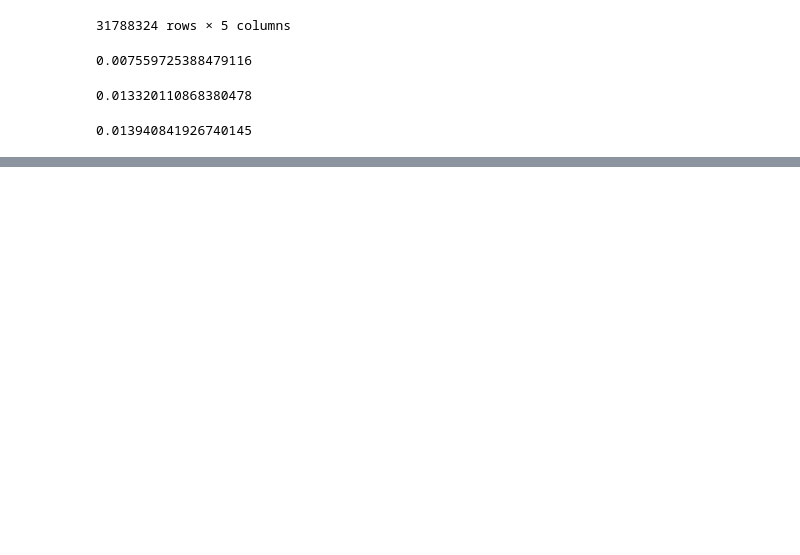
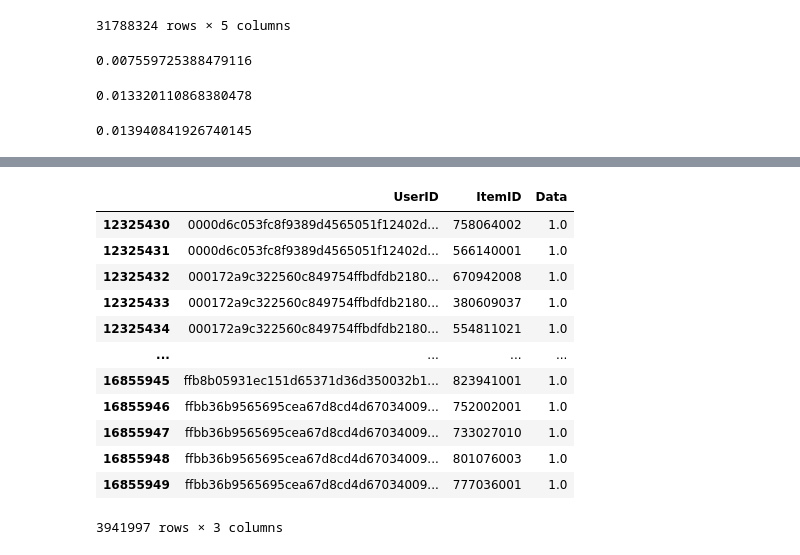
Before and after one commit to Vechus/h-m-recsys-competition, a Jupyter notebook: PersonalEDAFolder/EDA2.ipynb, the cells around one changed output, grey strips where cells are left out. Saved outputs shown, nothing was run; the diff lists cells and outputs as text; code cells hidden in the pictures; blank space fills up the shorter version.

Commit message:
Added some new functions based on the existing function to deal with the new data splitting requirement

```diff
--- a/PersonalEDAFolder/EDA2.ipynb
+++ b/PersonalEDAFolder/EDA2.ipynb
@@ -222,0 +248,5 @@ df_transactions.head()
+# %%
+manager = DatasetMapperManager()
+timestamp_list_train = [("2019-06-22", "2019-09-23")]
+timestamp_list_validation = [("2019-09-23", "2019-09-30")]
+split_train_validation_multiple_intervals(manager,df_transactions,timestamp_list_train,timestamp_list_validation)
@@ -222,0 +291,16 @@ df_transactions.head()
+# %%
+manager.URM_DICT.get('URM_train')
+# %% [output]
+|  | UserID | ItemID | Data |
+| 12325430 | 0000d6c053fc8f9389d4565051f12402d... | 758064002 | 1.0 |
+| 12325431 | 0000d6c053fc8f9389d4565051f12402d... | 566140001 | 1.0 |
+| 12325432 | 000172a9c322560c849754ffbdfdb2180... | 670942008 | 1.0 |
+| 12325433 | 000172a9c322560c849754ffbdfdb2180... | 380609037 | 1.0 |
+| 12325434 | 000172a9c322560c849754ffbdfdb2180... | 554811021 | 1.0 |
+| ... | ... | ... | ... |
+| 16855945 | ffb8b05931ec151d65371d36d350032b1... | 823941001 | 1.0 |
+| 16855946 | ffbb36b9565695cea67d8cd4d67034009... | 752002001 | 1.0 |
+| 16855947 | ffbb36b9565695cea67d8cd4d67034009... | 733027010 | 1.0 |
+| 16855948 | ffbb36b9565695cea67d8cd4d67034009... | 801076003 | 1.0 |
+| 16855949 | ffbb36b9565695cea67d8cd4d67034009... | 777036001 | 1.0 |
+3941997 rows × 3 columns
```
Also changed, not shown: parts of 6 cells of this notebook, 2 other files.
